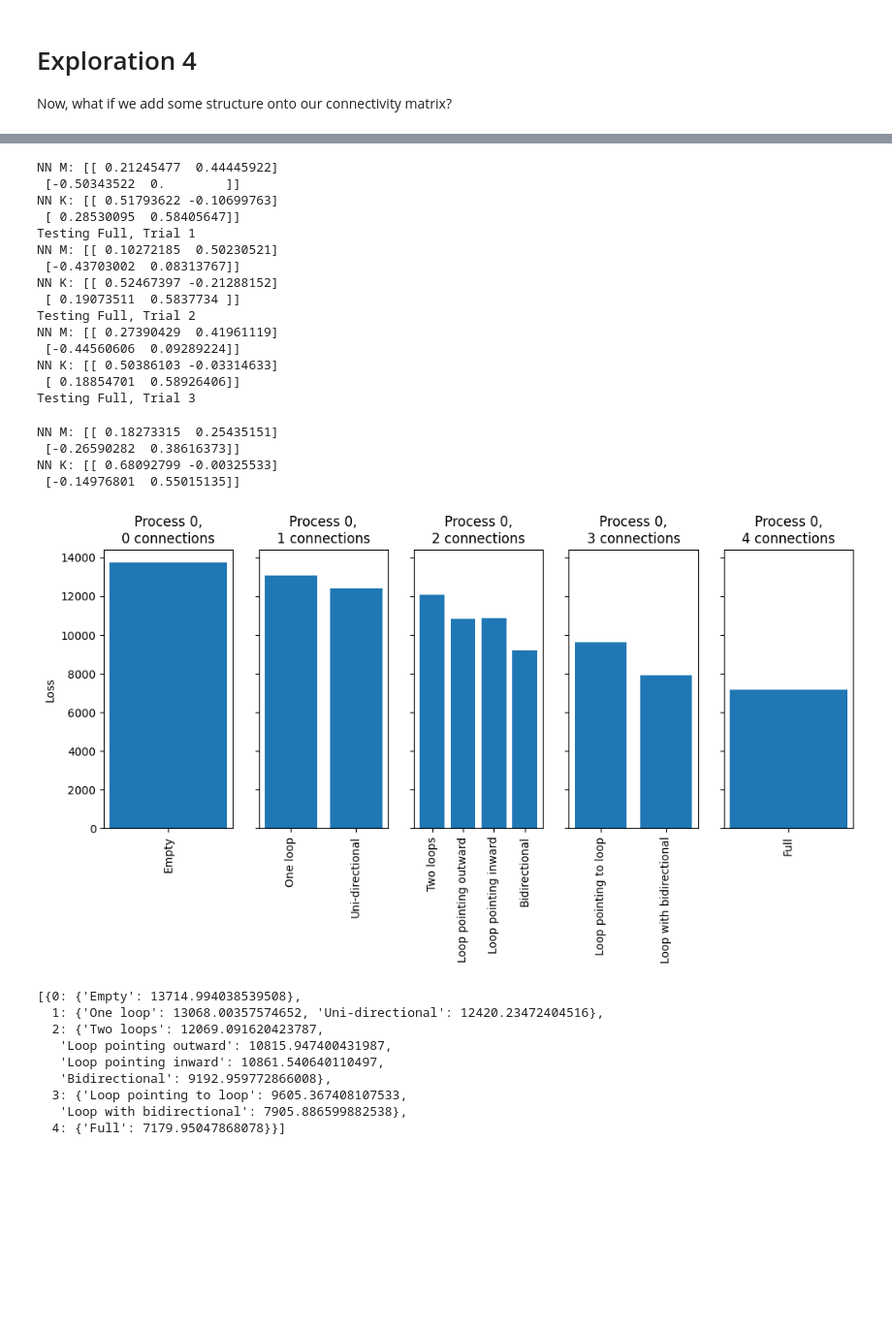
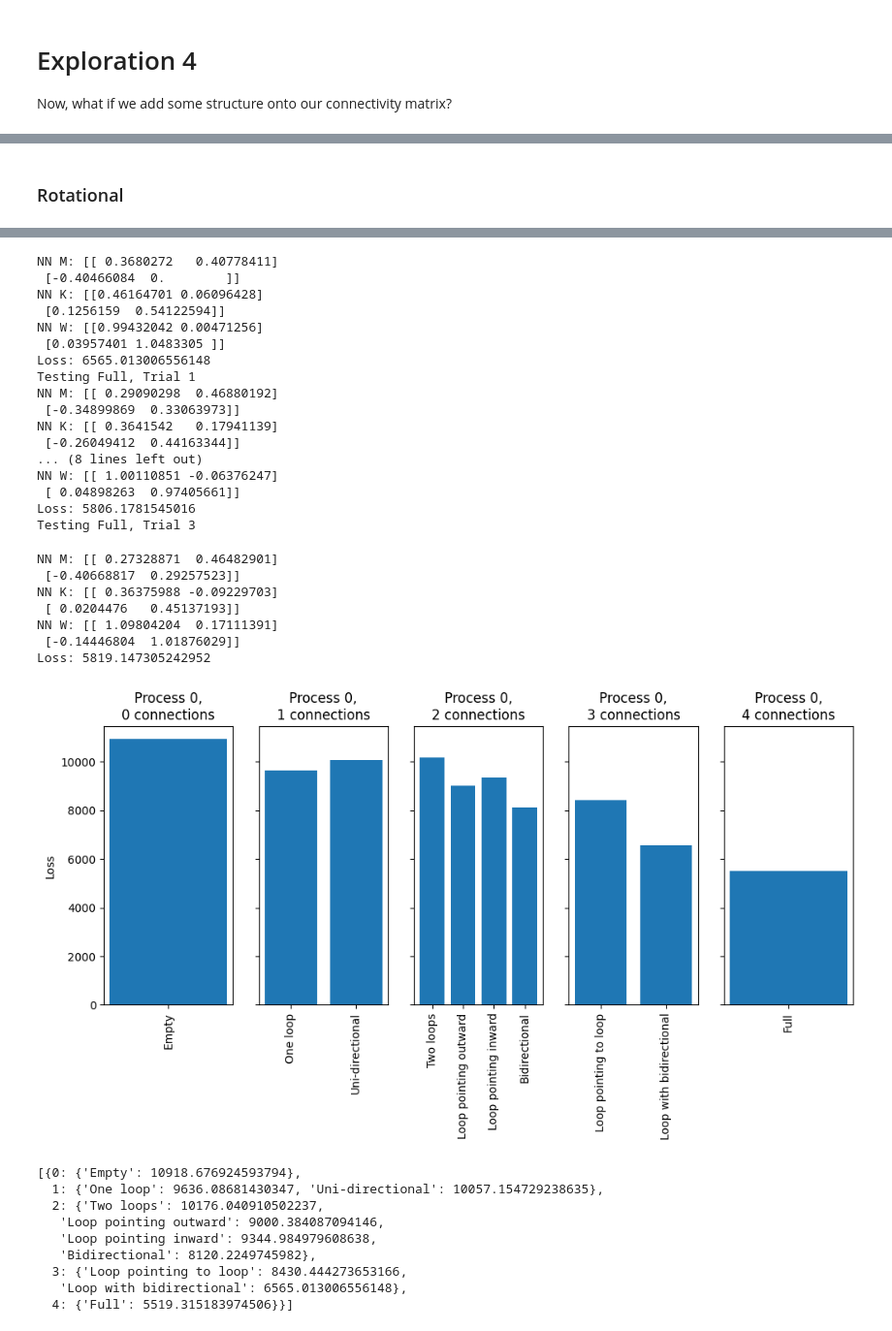
Before and after one commit to Kroiririoroirkk/cmu-project, a Jupyter notebook: LDS_exploration.ipynb, the cells around one changed output, grey strips where cells are left out. Shown at 97% size. Drawn from its saved outputs; the diff is of its cells as text; code cells hidden in the pictures; blank space fills up the shorter version.

```diff
--- a/LDS_exploration.ipynb
+++ b/LDS_exploration.ipynb
@@ -563,11 +576,14 @@ def test_masks(rng, n, masks, etas, envals=None, A=None):
                     print(f'Testing {name}, Trial {trial_num}')
                     nn = NeuralNet(0.1*max_val_A*mk_rand_matrix(rng, n), 0.1*max_val_A*mk_rand_matrix(rng, n),
                                    np.eye(n), proc.x0, mask=mask)
-                    Ls, _, _ = nn.train(etas, batch_size, proc,
-                                        print_loss=False, progress_bar=False)
-                    losses.append(Ls[-1])
+                    Ls, _, _, _ = nn.train(etas, batch_size, proc,
+                                           print_loss=False, progress_bar=False)
+                    loss = Ls[-1]
+                    losses.append(loss)
                     print('NN M:', nn.M)
                     print('NN K:', nn.K)
+                    print('NN W:', nn.W)
+                    print('Loss:', loss)
                     if len(losses) >= num_nns:
                         break
                     trial_num += 1
@@ -1075,0 +1408,2 @@ NN K: [[ 0.36980195 -0.01320695]
+# %% [markdown]
+### Rotational
@@ -1076,4 +1414,4 @@ NN K: [[ 0.36980195 -0.01320695]
 # %%
-test_masks(rng, 2, masks_two_neurons, np.concatenate((np.full(20, 1e-5), np.full(20, 1e-6), np.full(30, 5e-7))),
-           A=np.array([[0.6, 0.8],[-0.8, 0.6]]))
+test_masks(rng, 2, masks_two_neurons, np.concatenate((np.full(15, 1e-5), np.full(15, 1e-6), np.full(20, 5e-7), np.full(20, 5e-8))),
+           A=np.array([[0.5, 0.8],[-0.8, 0.5]]))
 # %% [output]
@@ -1218,30 +1578,35 @@ NN K: [[0.52698401 0.00283057]
 Testing Loop with bidirectional, Trial 3
-NN M: [[ 0.21245477  0.44445922]
- [-0.50343522  0.        ]]
-NN K: [[ 0.51793622 -0.10699763]
- [ 0.28530095  0.58405647]]
+NN M: [[ 0.3680272   0.40778411]
+ [-0.40466084  0.        ]]
+NN K: [[0.46164701 0.06096428]
+ [0.1256159  0.54122594]]
+NN W: [[0.99432042 0.00471256]
+ [0.03957401 1.0483305 ]]
+Loss: 6565.013006556148
 Testing Full, Trial 1
-NN M: [[ 0.10272185  0.50230521]
- [-0.43703002  0.08313767]]
-NN K: [[ 0.52467397 -0.21288152]
- [ 0.19073511  0.5837734 ]]
-Testing Full, Trial 2
-NN M: [[ 0.27390429  0.41961119]
- [-0.44560606  0.09289224]]
-NN K: [[ 0.50386103 -0.03314633]
- [ 0.18854701  0.58926406]]
+NN M: [[ 0.29090298  0.46880192]
+ [-0.34899869  0.33063973]]
+NN K: [[ 0.3641542   0.17941139]
+ [-0.26049412  0.44163344]]
+... (8 lines left out)
+NN W: [[ 1.00110851 -0.06376247]
+ [ 0.04898263  0.97405661]]
+Loss: 5806.1781545016
 Testing Full, Trial 3
-NN M: [[ 0.18273315  0.25435151]
- [-0.26590282  0.38616373]]
-NN K: [[ 0.68092799 -0.00325533]
- [-0.14976801  0.55015135]]
+NN M: [[ 0.27328871  0.46482901]
+ [-0.40668817  0.29257523]]
+NN K: [[ 0.36375988 -0.09229703]
+ [ 0.0204476   0.45137193]]
+NN W: [[ 1.09804204  0.17111391]
+ [-0.14446804  1.01876029]]
+Loss: 5819.147305242952
-[figure, old version]
+[figure, new version]
-[{0: {'Empty': 13714.994038539508},
-  1: {'One loop': 13068.00357574652, 'Uni-directional': 12420.23472404516},
-  2: {'Two loops': 12069.091620423787,
-   'Loop pointing outward': 10815.947400431987,
-   'Loop pointing inward': 10861.540640110497,
-   'Bidirectional': 9192.959772866008},
-  3: {'Loop pointing to loop': 9605.367408107533,
-   'Loop with bidirectional': 7905.886599882538},
-  4: {'Full': 7179.95047868078}}]
+[{0: {'Empty': 10918.676924593794},
+  1: {'One loop': 9636.08681430347, 'Uni-directional': 10057.154729238635},
+  2: {'Two loops': 10176.040910502237,
+   'Loop pointing outward': 9000.384087094146,
+   'Loop pointing inward': 9344.984979608638,
+   'Bidirectional': 8120.2249745982},
+  3: {'Loop pointing to loop': 8430.444273653166,
+   'Loop with bidirectional': 6565.013006556148},
+  4: {'Full': 5519.315183974506}}]
```
Also changed, not shown: parts of 52 cells of this notebook, 3 other files.
